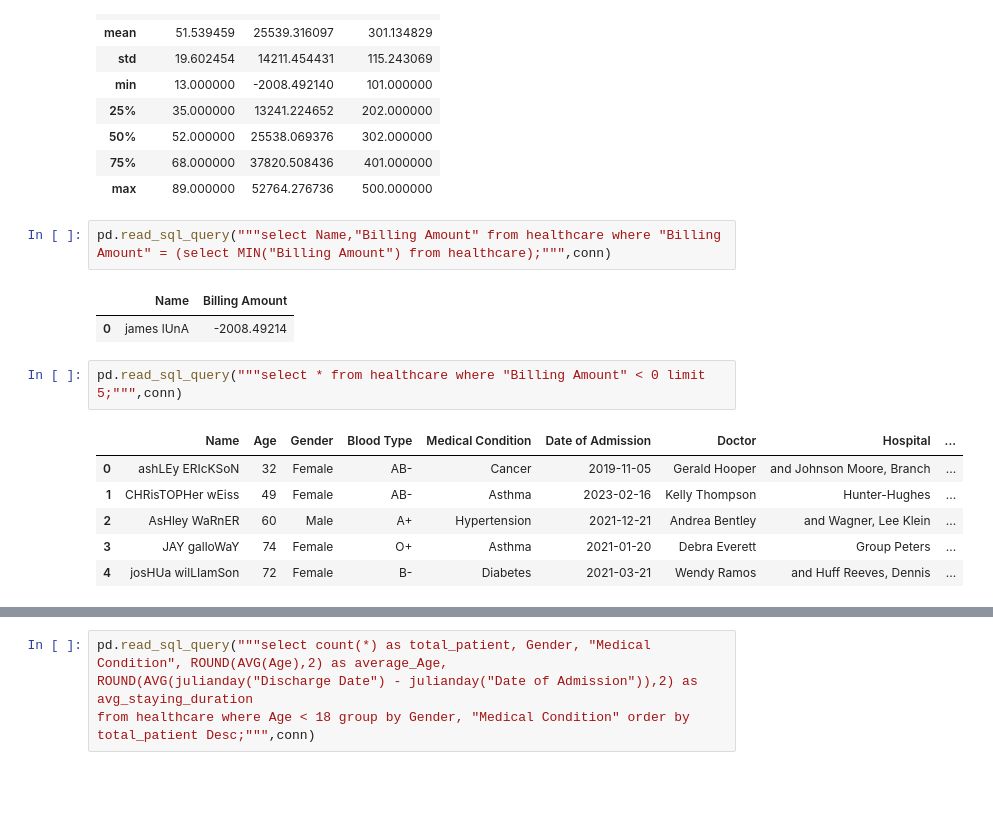
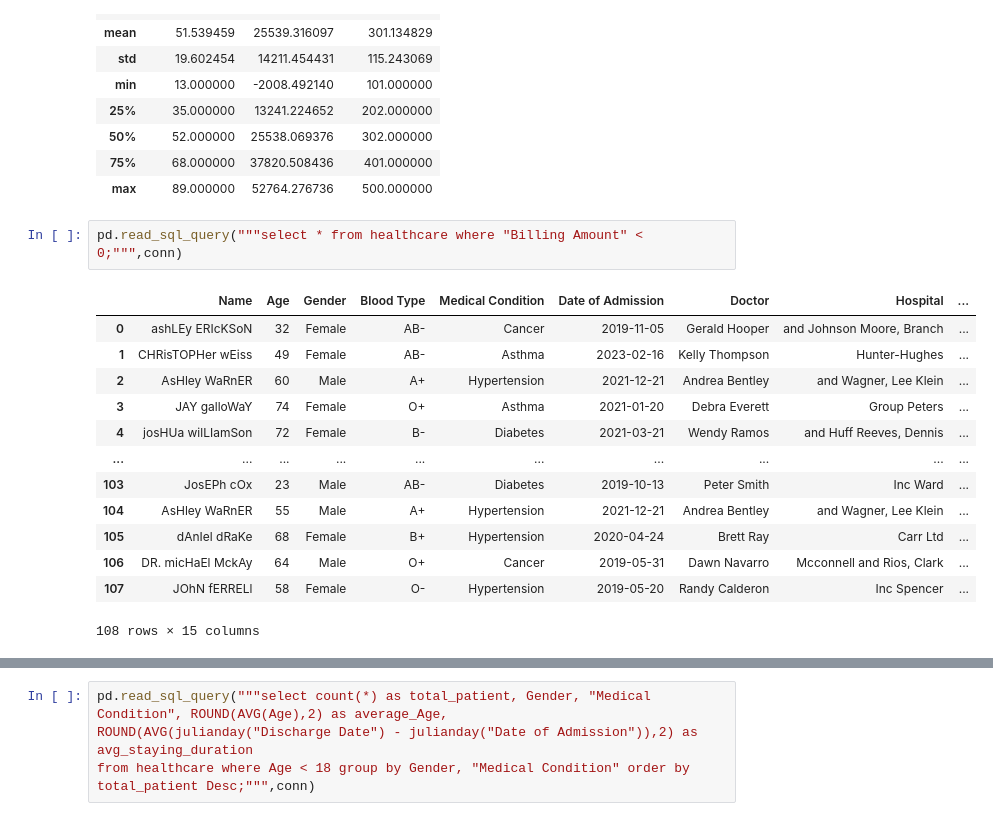
Before and after one commit to Devpal27/Healthcare, a Jupyter notebook: Untitled1.ipynb, the cells around one changed output, grey strips where cells are left out. Saved outputs shown, nothing was run; the diff lists cells and outputs as text; blank space fills up the shorter version.

Commit message:
modified:   Untitled1.ipynb 	new file:   d.py 	modified:   healthcare.db

```diff
--- a/Untitled1.ipynb
+++ b/Untitled1.ipynb
@@ -56,17 +56,19 @@ df.describe()
 | 50% | 52.000000 | 25538.069376 | 302.000000 |
 | 75% | 68.000000 | 37820.508436 | 401.000000 |
 | max | 89.000000 | 52764.276736 | 500.000000 |
-# %%
-pd.read_sql_query("""select Name,"Billing Amount" from healthcare where "Billing Amount" = (select MIN("Billing Amount") from healthcare);""",conn)
-# %% [output]
-|  | Name | Billing Amount |
-| 0 | james lUnA | -2008.49214 |
 # %%
-pd.read_sql_query("""select * from healthcare where "Billing Amount" < 0 limit 5;""",conn)
+pd.read_sql_query("""select * from healthcare where "Billing Amount" < 0;""",conn)
 # %% [output]
 |  | Name | Age | Gender | Blood Type | Medical Condition | Date of Admission | Doctor | Hospital | ... |
 | 0 | ashLEy ERIcKSoN | 32 | Female | AB- | Cancer | 2019-11-05 | Gerald Hooper | and Johnson Moore, Branch | ... |
 | 1 | CHRisTOPHer wEiss | 49 | Female | AB- | Asthma | 2023-02-16 | Kelly Thompson | Hunter-Hughes | ... |
 | 2 | AsHley WaRnER | 60 | Male | A+ | Hypertension | 2021-12-21 | Andrea Bentley | and Wagner, Lee Klein | ... |
 | 3 | JAY galloWaY | 74 | Female | O+ | Asthma | 2021-01-20 | Debra Everett | Group Peters | ... |
 | 4 | josHUa wilLIamSon | 72 | Female | B- | Diabetes | 2021-03-21 | Wendy Ramos | and Huff Reeves, Dennis | ... |
+| ... | ... | ... | ... | ... | ... | ... | ... | ... | ... |
+| 103 | JosEPh cOx | 23 | Male | AB- | Diabetes | 2019-10-13 | Peter Smith | Inc Ward | ... |
+| 104 | AsHley WaRnER | 55 | Male | A+ | Hypertension | 2021-12-21 | Andrea Bentley | and Wagner, Lee Klein | ... |
+| 105 | dAnIel dRaKe | 68 | Female | B+ | Hypertension | 2020-04-24 | Brett Ray | Carr Ltd | ... |
+| 106 | DR. micHaEl MckAy | 64 | Male | O+ | Cancer | 2019-05-31 | Dawn Navarro | Mcconnell and Rios, Clark | ... |
+| 107 | JOhN fERRELl | 58 | Female | O- | Hypertension | 2019-05-20 | Randy Calderon | Inc Spencer | ... |
+108 rows × 15 columns
```
Also changed, not shown: parts of 26 cells of this notebook, 2 other files.
